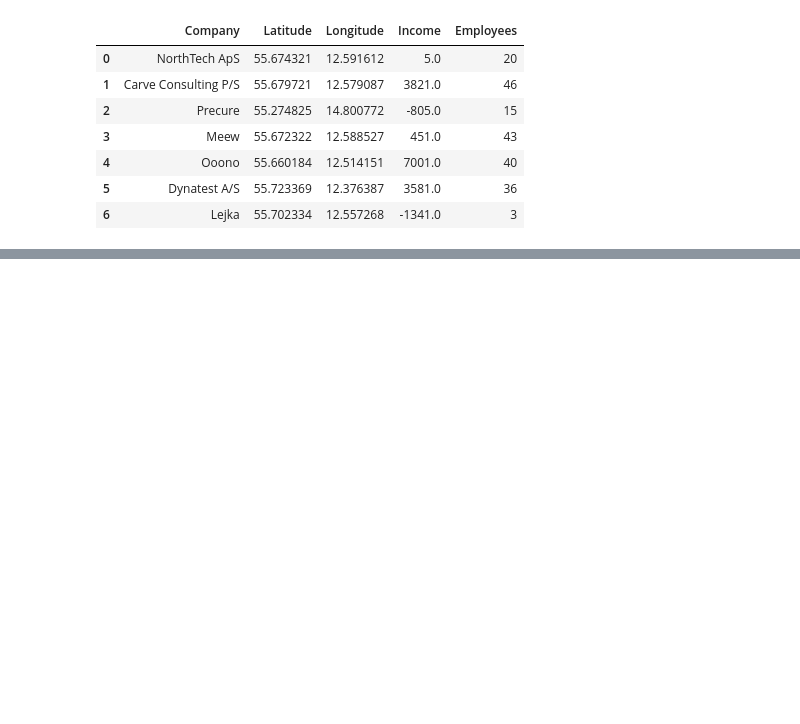
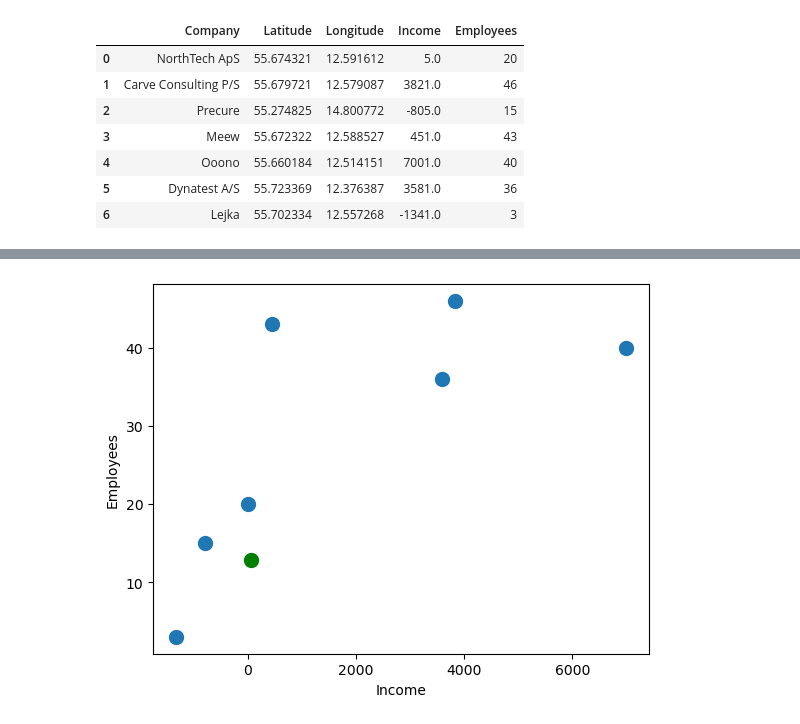
Before and after one commit to FrederikBA/DataScienceMP2, a Jupyter notebook: main.ipynb, the cells around one changed output, grey strips where cells are left out. Drawn from its saved outputs; the diff is of its cells as text; code cells hidden in the pictures; blank space fills up the shorter version.

Commit message:
plot

```diff
--- a/main.ipynb
+++ b/main.ipynb
@@ -179,0 +157,16 @@ m
+# %%
+# Plot the training data as a scatter plot
+fig, ax = plt.subplots()
+ax.scatter(location_df['Income'], location_df['Employees'], s=100)
+
+
+# Add a title and axis labels
+ax.set_xlabel('Income')
+ax.set_ylabel('Employees')
+
+# Add the predicted next coordinate to the plot
+ax.scatter(next_coordinate[0][0], next_coordinate[0][1], s=100, c='green')
+
+plt.show()
+# %% [output]
+[figure, added]
```
Also changed, not shown: parts of 3 cells of this notebook.
